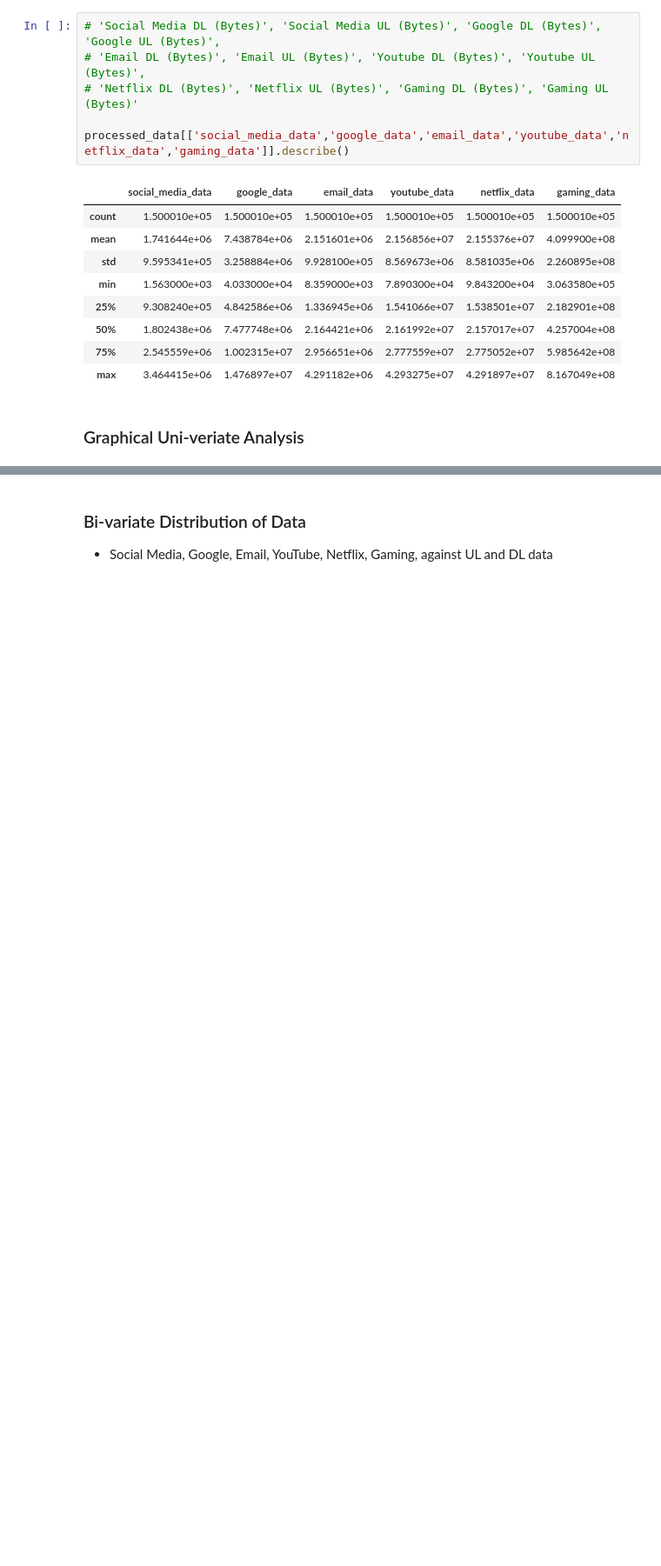
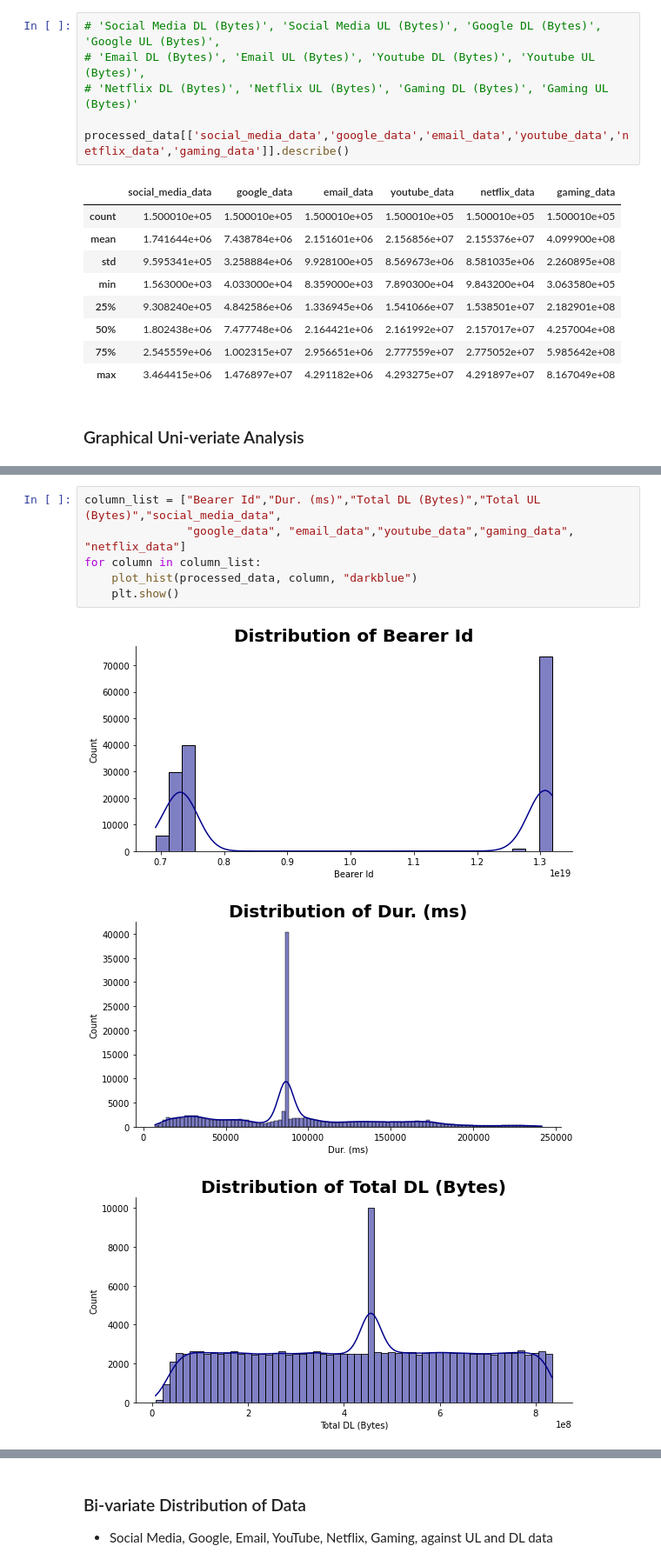
Before and after one commit to Caphace-Ethan/Telecom-User-Data-Analysis, a Jupyter notebook: notebooks/Data_Exploratory_Analysis.ipynb, the cells around one changed output, grey strips where cells are left out. Shown at 87% size. Saved outputs shown, nothing was run; the diff lists cells and outputs as text; blank space fills up the shorter version.

```diff
--- a/notebooks/Data_Exploratory_Analysis.ipynb
+++ b/notebooks/Data_Exploratory_Analysis.ipynb
@@ -906,0 +886,10 @@ plot_hist(processed_data, "netflix_data", "orange")
+# %%
+column_list = ["Bearer Id","Dur. (ms)","Total DL (Bytes)","Total UL (Bytes)","social_media_data",
+               "google_data", "email_data","youtube_data","gaming_data", "netflix_data"]
+for column in column_list:
+    plot_hist(processed_data, column, "darkblue")
+    plt.show()
+# %% [output]
+[figure, added]
+[figure, added]
+[figure, added]
```
Also changed, not shown: parts of 10 cells of this notebook.
